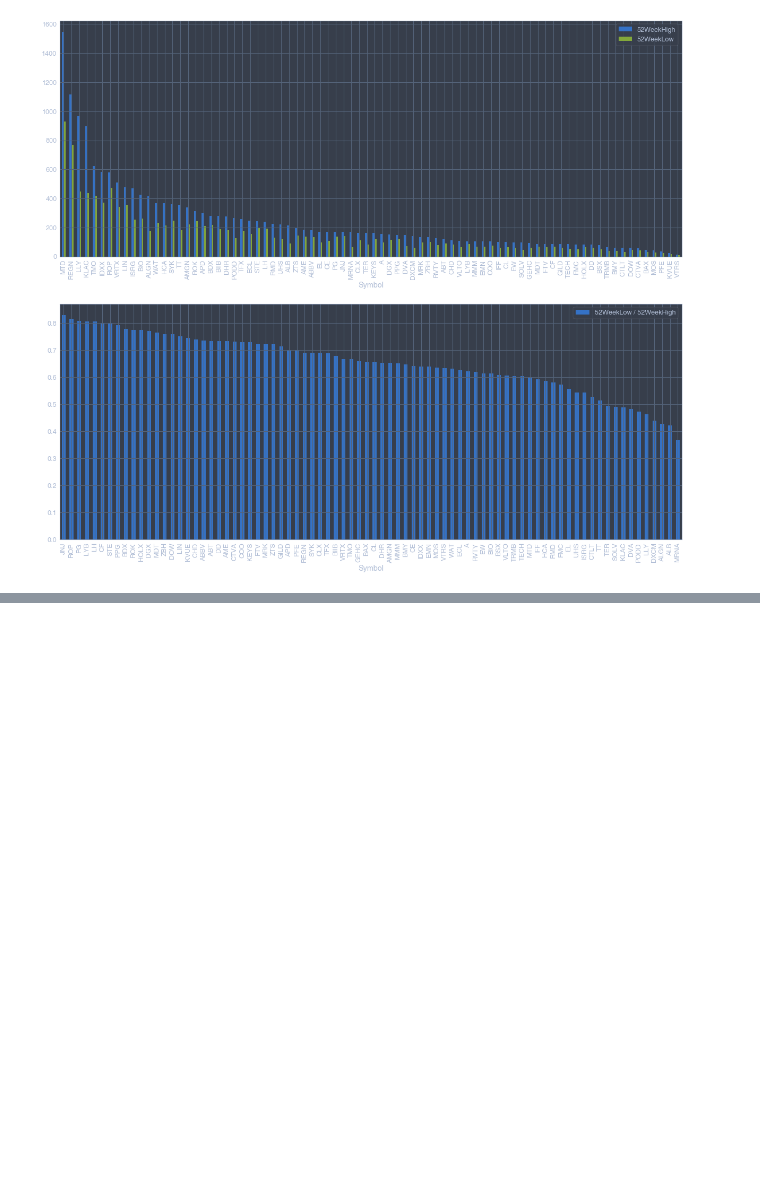
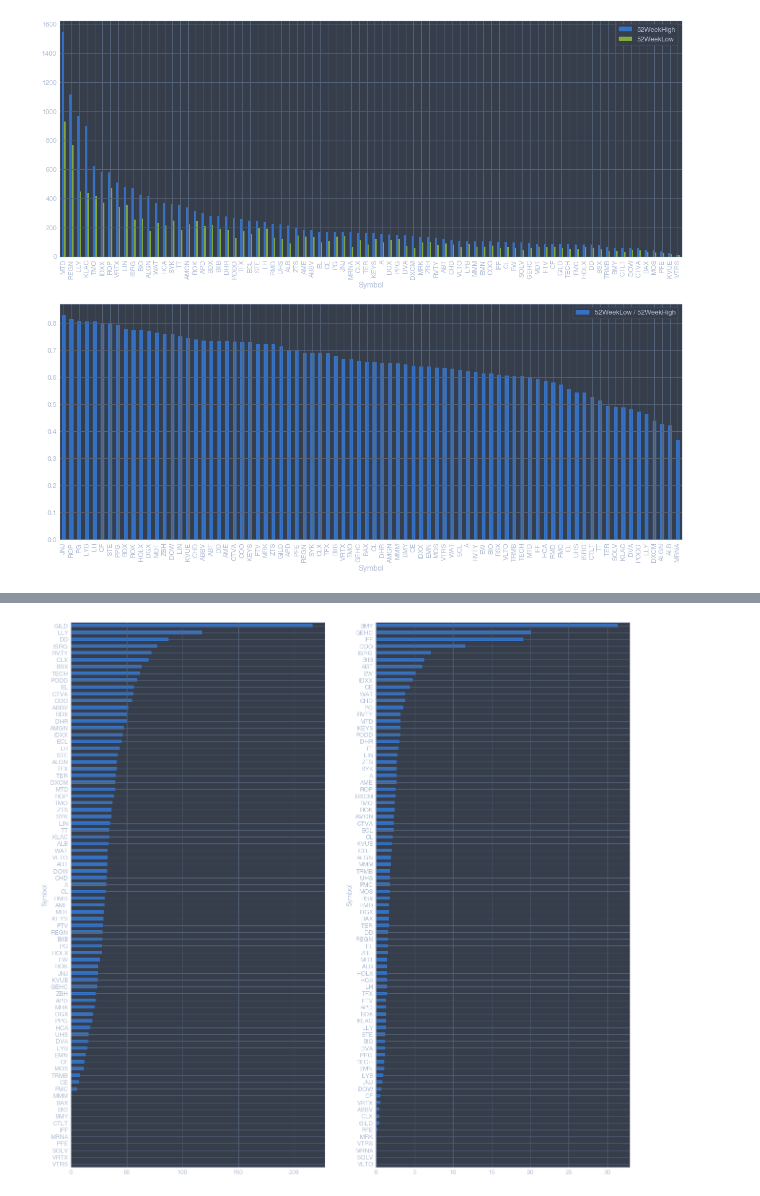
Before and after one commit to fadeeva/stock_market_research, a Jupyter notebook: Portfolio/Search_Review/Sectors_review/LIFE_SCIENCES.ipynb, the cells around one changed output, grey strips where cells are left out. Saved outputs shown, nothing was run; the diff lists cells and outputs as text; code cells hidden in the pictures; blank space fills up the shorter version.

```diff
--- a/Portfolio/Search_Review/Sectors_review/LIFE_SCIENCES.ipynb
+++ b/Portfolio/Search_Review/Sectors_review/LIFE_SCIENCES.ipynb
@@ -340,0 +351,7 @@ low_high.plot(kind='bar', ax=ax[1])
+# %%
+fig, ax = plt.subplots(1, 2, figsize=(21, 21))
+
+lf.sort_values('PERatio', ascending=False)['PERatio'].plot(kind='barh', ax=ax[0]).invert_yaxis()
+lf.sort_values('PEGRatio', ascending=False)['PEGRatio'].plot(kind='barh', ax=ax[1]).invert_yaxis()
+# %% [output]
+[figure, added]
```
Also changed, not shown: parts of 3 cells of this notebook.
